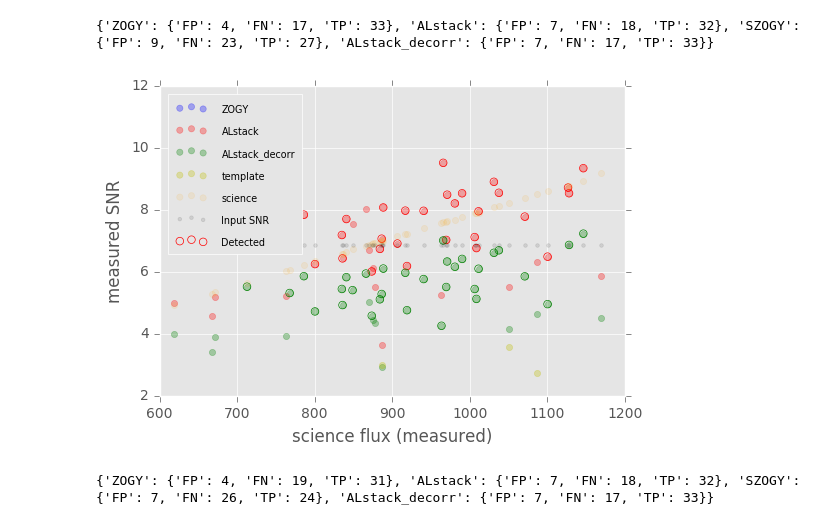
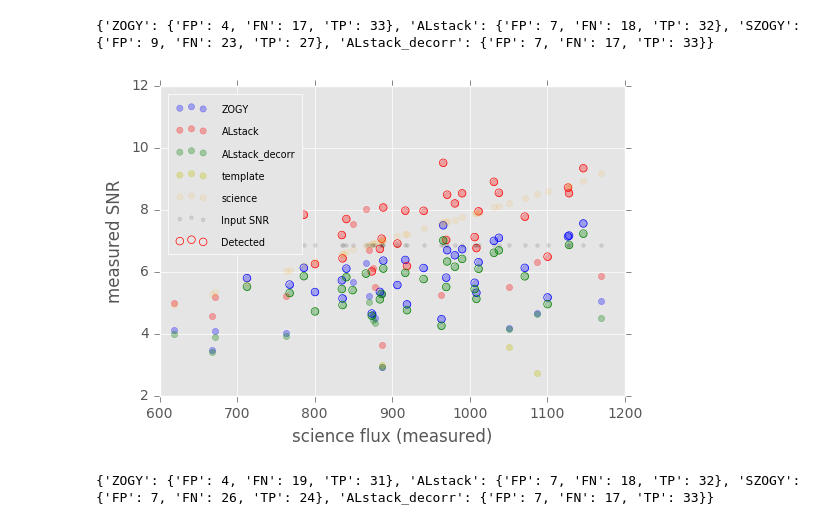
Before and after one commit to lsst-dm/diffimTests, a Jupyter notebook: 31. new tests-issues with ZOGY-imageSpace.ipynb, the cells around one changed output. Cells and saved outputs as stored; diff of their text form; code cells hidden in the pictures.

```diff
--- a/31. new tests-issues with ZOGY-imageSpace.ipynb
+++ b/31. new tests-issues with ZOGY-imageSpace.ipynb
@@ -9,12 +9,15 @@ obj1 = dit.DiffimTest(varFlux2=np.repeat(varSourceFlux, 50), n_sources=500, sour
                      templateNoNoise=False, skyLimited=False)
 obj2 = obj1.clone()
 # %%
-res1, df1 = obj1.doPlotWithDetectionsHighlighted(transientsOnly=True, addPresub=True, xaxisIsScienceForcedPhot=True,
-                                                skyLimited=False, alpha=0.3)
+res1 = obj1.runTest(zogyImageSpace=False, returnSources=True)
+df1, _ = obj1.doPlotWithDetectionsHighlighted(res1, transientsOnly=True, addPresub=True,
+                                              xaxisIsScienceForcedPhot=True,
+                                              skyLimited=False, alpha=0.3)
+del res1['sources']
 print res1
 plt.xlim(600, 1200)
 plt.ylim(2, 12);
 # %% [output]
 {'ZOGY': {'FP': 4, 'FN': 17, 'TP': 33}, 'ALstack': {'FP': 7, 'FN': 18, 'TP': 32}, 'SZOGY': {'FP': 9, 'FN': 23, 'TP': 27}, 'ALstack_decorr': {'FP': 7, 'FN': 17, 'TP': 33}}
-[figure, old version]
+[figure, new version]
 # %%
```
Also changed, not shown: parts of 8 cells of this notebook, 6 other files.
